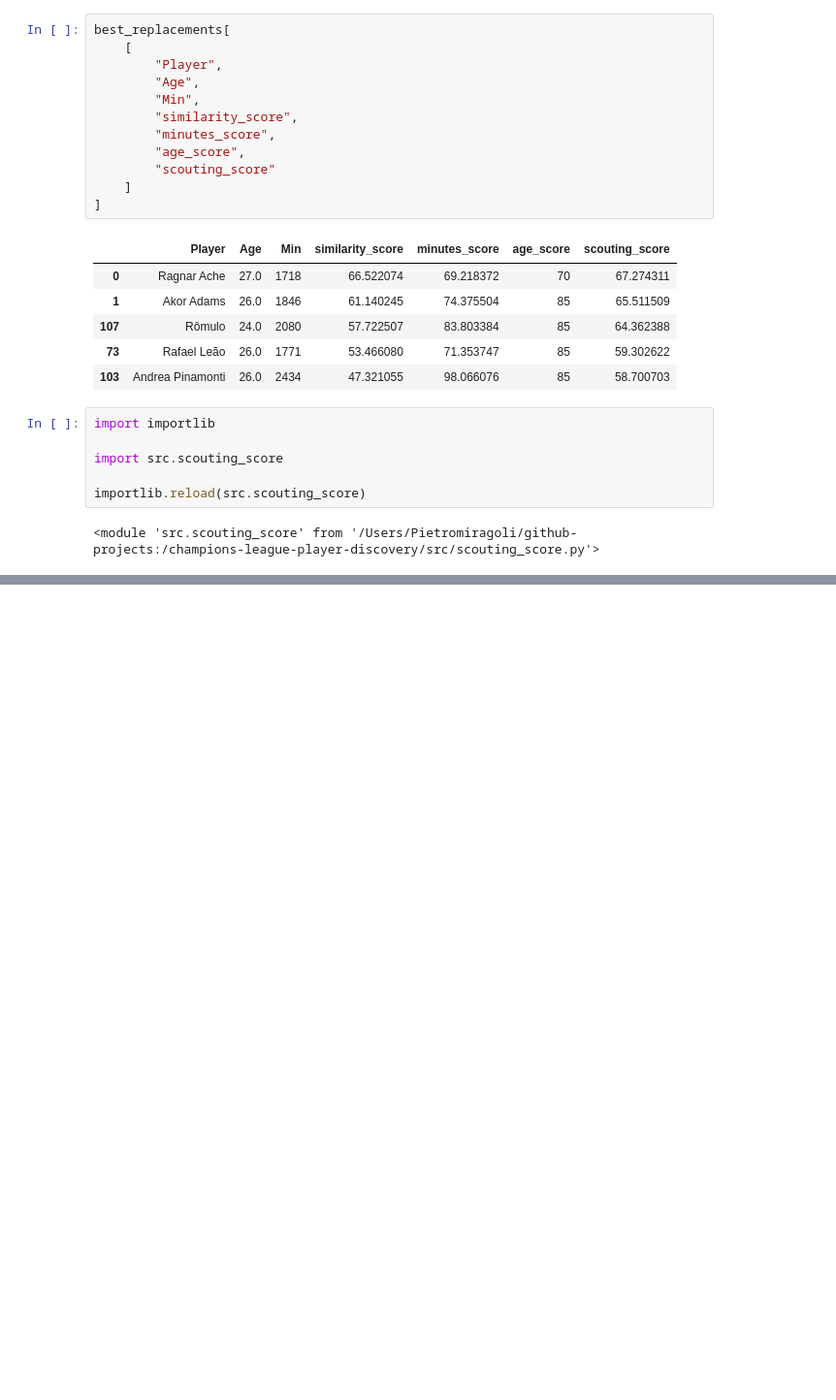
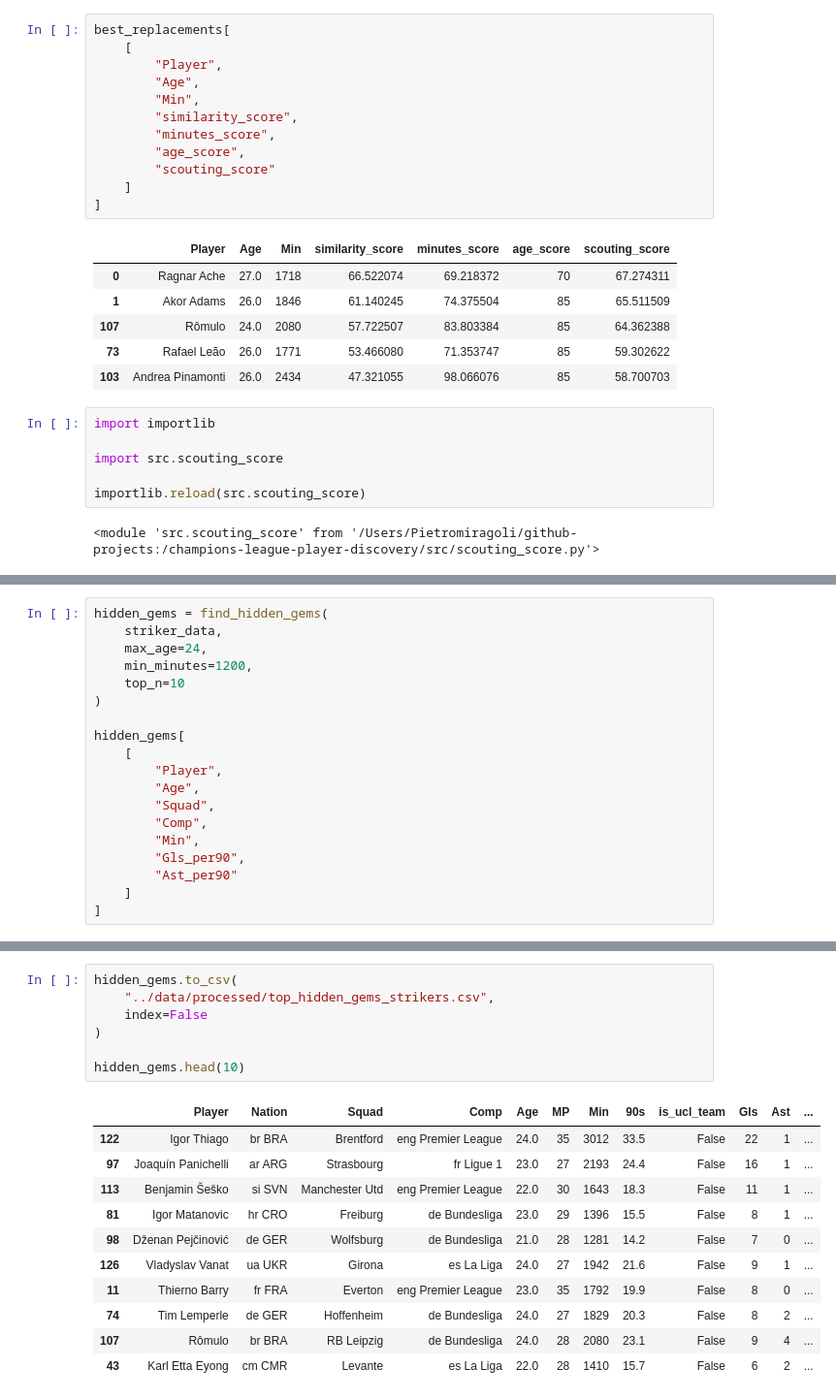
Before and after one commit to pie98git/champions-league-player-discovery, a Jupyter notebook: notebooks/02_similarity_engine.ipynb, the cells around one changed output, grey strips where cells are left out. Shown at 97% size. Saved outputs shown, nothing was run; the diff lists cells and outputs as text; blank space fills up the shorter version.

```diff
--- a/notebooks/02_similarity_engine.ipynb
+++ b/notebooks/02_similarity_engine.ipynb
@@ -351,0 +333,19 @@ def find_hidden_gems(
+# %%
+hidden_gems = find_hidden_gems(
+    striker_data,
+    max_age=24,
+    min_minutes=1200,
+    top_n=10
+)
+
+hidden_gems[
+    [
+        "Player",
+        "Age",
+        "Squad",
+        "Comp",
+        "Min",
+        "Gls_per90",
+        "Ast_per90"
+    ]
+]
@@ -351,0 +364,19 @@ def find_hidden_gems(
+# %%
+hidden_gems.to_csv(
+    "../data/processed/top_hidden_gems_strikers.csv",
+    index=False
+)
+
+hidden_gems.head(10)
+# %% [output]
+|  | Player | Nation | Squad | Comp | Age | MP | Min | 90s | is_ucl_team | Gls | Ast | ... |
+| 122 | Igor Thiago | br BRA | Brentford | eng Premier League | 24.0 | 35 | 3012 | 33.5 | False | 22 | 1 | ... |
+| 97 | Joaquín Panichelli | ar ARG | Strasbourg | fr Ligue 1 | 23.0 | 27 | 2193 | 24.4 | False | 16 | 1 | ... |
+| 113 | Benjamin Šeško | si SVN | Manchester Utd | eng Premier League | 22.0 | 30 | 1643 | 18.3 | False | 11 | 1 | ... |
+| 81 | Igor Matanovic | hr CRO | Freiburg | de Bundesliga | 23.0 | 29 | 1396 | 15.5 | False | 8 | 1 | ... |
+| 98 | Dženan Pejčinović | de GER | Wolfsburg | de Bundesliga | 21.0 | 28 | 1281 | 14.2 | False | 7 | 0 | ... |
+| 126 | Vladyslav Vanat | ua UKR | Girona | es La Liga | 24.0 | 27 | 1942 | 21.6 | False | 9 | 1 | ... |
+| 11 | Thierno Barry | fr FRA | Everton | eng Premier League | 23.0 | 35 | 1792 | 19.9 | False | 8 | 0 | ... |
+| 74 | Tim Lemperle | de GER | Hoffenheim | de Bundesliga | 24.0 | 27 | 1829 | 20.3 | False | 8 | 2 | ... |
+| 107 | Rômulo | br BRA | RB Leipzig | de Bundesliga | 24.0 | 28 | 2080 | 23.1 | False | 9 | 4 | ... |
+| 43 | Karl Etta Eyong | cm CMR | Levante | es La Liga | 22.0 | 28 | 1410 | 15.7 | False | 6 | 2 | ... |
```
Also changed, not shown: parts of 7 cells of this notebook, 7 other files.
